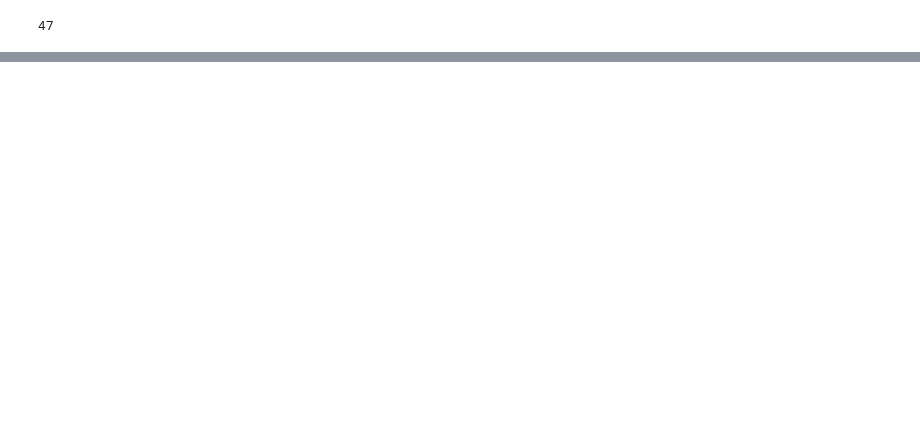
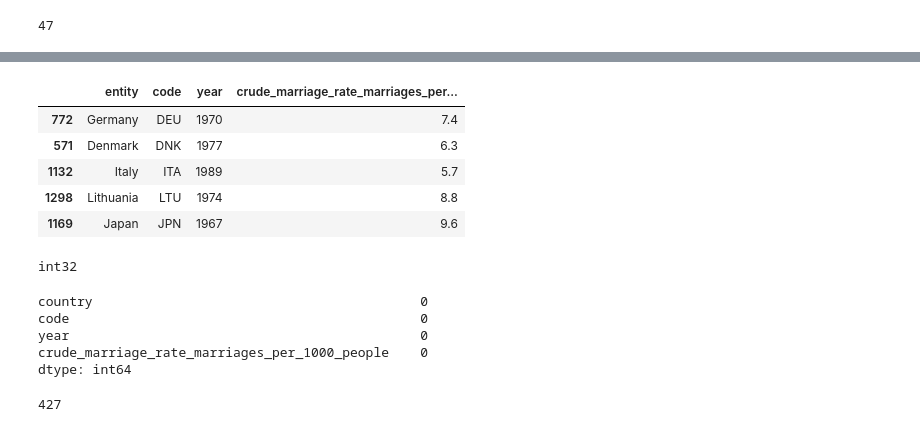
Before and after one commit to YkslB/marriage_statistics, a Jupyter notebook: notebooks/Marriage.ipynb, the cells around one changed output, grey strips where cells are left out. Cells and saved outputs as stored; diff of their text form; code cells hidden in the pictures; blank space fills up the shorter version.

```diff
--- a/notebooks/Marriage.ipynb
+++ b/notebooks/Marriage.ipynb
@@ -212,0 +240,14 @@ int32
+# %%
+df_3.columns = df_3.columns.str.lower() \
+    .str.replace(' ', '_') \
+    .str.replace('(', '') \
+    .str.replace(')', '') \
+    .str.replace('[^0-9a-zA-Z_]', '', regex=True)
+df_3.sample(5)
+# %% [output]
+|  | entity | code | year | crude_marriage_rate_marriages_per... |
+| 772 | Germany | DEU | 1970 | 7.4 |
+| 571 | Denmark | DNK | 1977 | 6.3 |
+| 1132 | Italy | ITA | 1989 | 5.7 |
+| 1298 | Lithuania | LTU | 1974 | 8.8 |
+| 1169 | Japan | JPN | 1967 | 9.6 |
@@ -212,0 +259,14 @@ int32
+# %%
+df_2['year'] = df_2['year'].astype(str).str.replace(',', '').astype(int)
+print(df_2['year'].dtypes)
+# %% [output]
+int32
+# %%
+df_3.drop_duplicates(inplace=True)
+print(df_3.isnull().sum())
+# %% [output]
+country                                          0
+code                                             0
+year                                             0
+crude_marriage_rate_marriages_per_1000_people    0
+dtype: int64
@@ -212,0 +275,4 @@ int32
+# %%
+df_3.to_sql('married_rate_per_1000', engine, if_exists='replace', index=False)
+# %% [output]
+427
```
Also changed, not shown: parts of 5 cells of this notebook, 1 other file.
